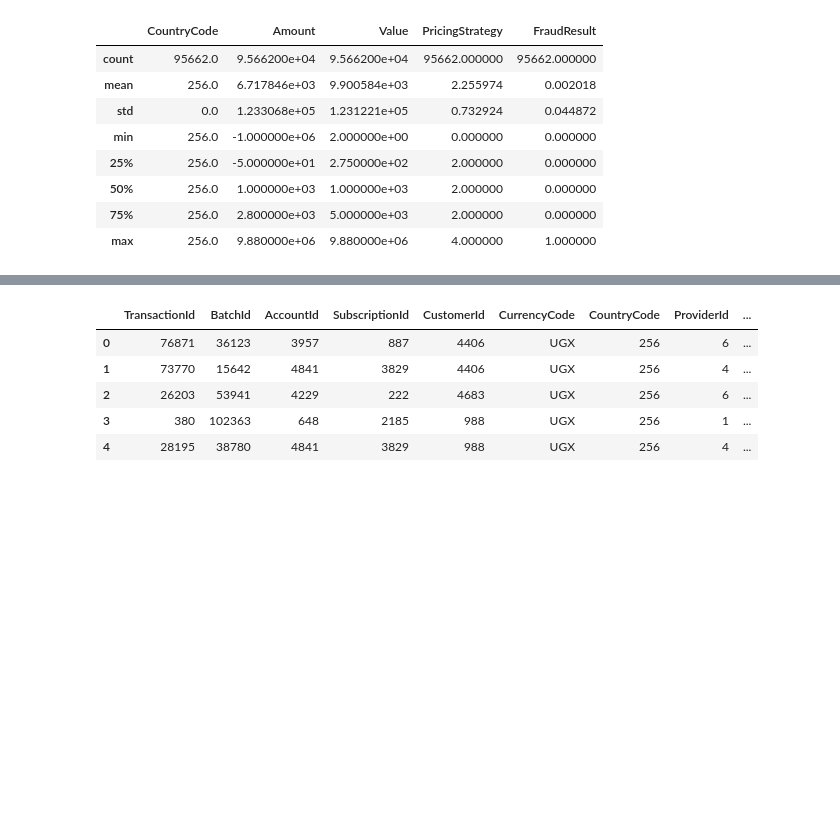
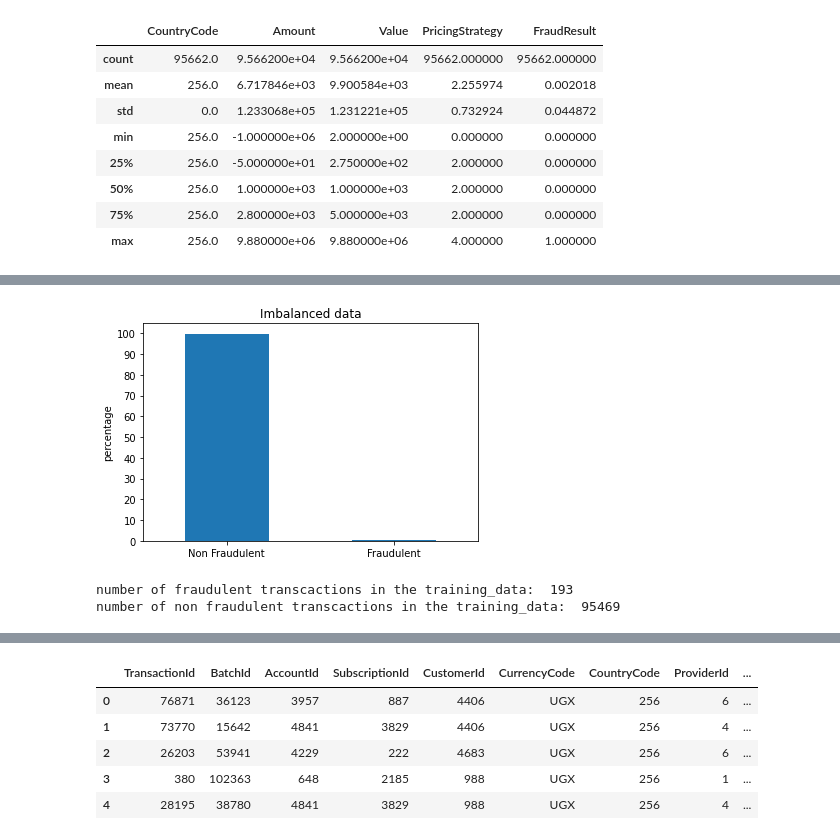
Before and after one commit to AmineAousji/Xente_IA, a Jupyter notebook: IA_Xente_2.ipynb, the cells around one changed output, grey strips where cells are left out. Saved outputs shown, nothing was run; the diff lists cells and outputs as text; code cells hidden in the pictures; blank space fills up the shorter version.

```diff
--- a/IA_Xente_2.ipynb
+++ b/IA_Xente_2.ipynb
@@ -30,0 +44,18 @@ In this part of the project we cleaned our data. we removed the strings from all
+# %%
+value = training_data['FraudResult'].value_counts()
+proprtions = value / len(training_data) * 100
+axe = proprtions.plot (kind = 'bar')
+axe.yaxis.set_major_locator(ticker.MultipleLocator(10))
+axe.set_ylabel('percentage')
+custom_labels = ['Non Fraudulent', 'Fraudulent']
+axe.set_xticklabels(custom_labels, rotation=0, ha='center')
+axe.set_title('Imbalanced data')
+plt.show()
+ones = (training_data['FraudResult'] == 1).sum()
+zero = (training_data['FraudResult'] == 0).sum()
+print("number of fraudulent transcactions in the training_data: ",ones)
+print("number of non fraudulent transcactions in the training_data: ", zero)
+# %% [output]
+[figure, added]
+number of fraudulent transcactions in the training_data:  193
+number of non fraudulent transcactions in the training_data:  95469
```
Also changed, not shown: parts of 52 cells of this notebook, 3 other files.
